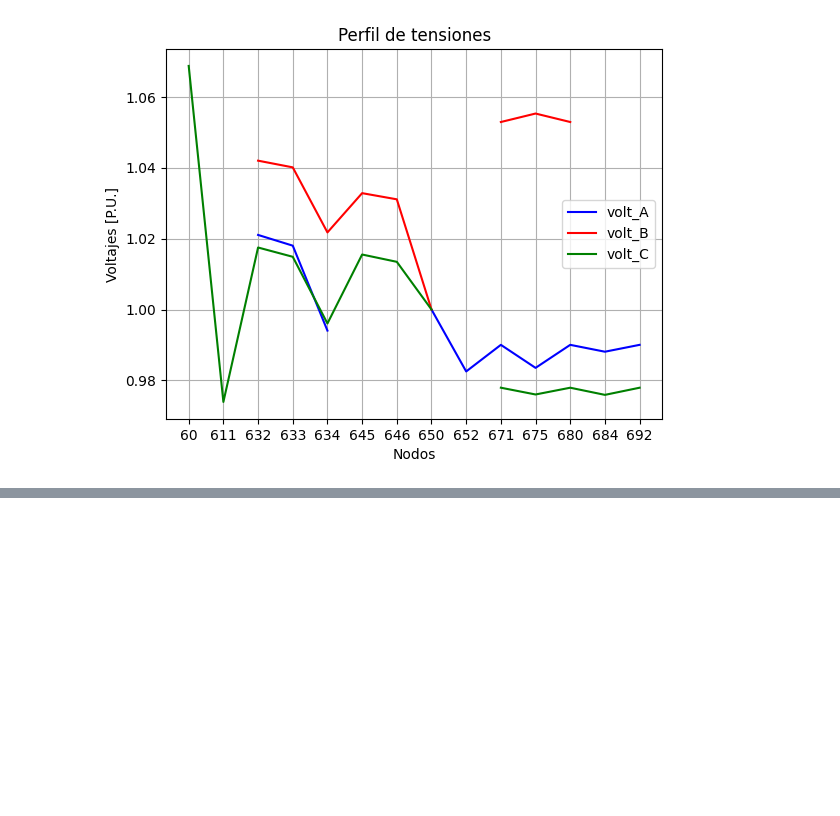
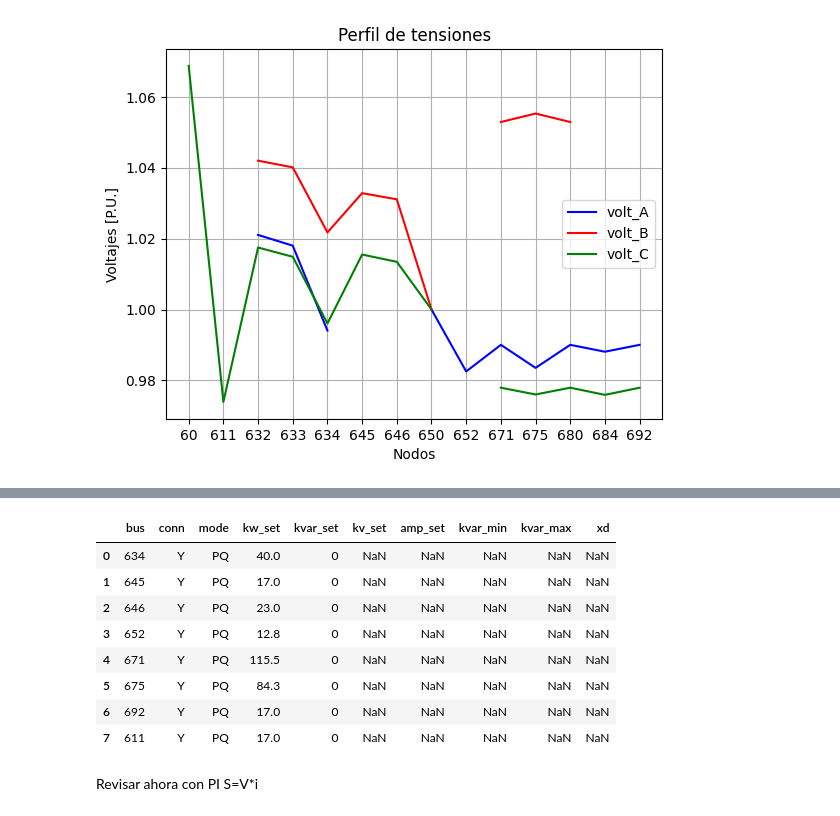
Before and after one commit to diegofdiaz/distributed_generation_proyect, a Jupyter notebook: grap_code.ipynb, the cells around one changed output, grey strips where cells are left out. Cells and saved outputs as stored; diff of their text form; code cells hidden in the pictures; blank space fills up the shorter version.

```diff
--- a/grap_code.ipynb
+++ b/grap_code.ipynb
@@ -56,3 +56,10 @@ plt.xticks(nuevo, df['id'])
   Text(12, 0, '684'),
   Text(13, 0, '692')])
 [figure]
+# %%
+# Especifica la ruta completa del archivo CSV
+ruta_archivo = 'spot_loads.csv'
+
+# Lee el archivo CSV y carga los datos en un DataFrame
+dff = pd.read_csv(ruta_archivo)
+dff
@@ -58,0 +76,6 @@ plt.xticks(nuevo, df['id'])
+# %%
+p1=dff["kw_ph1"]
+p2=dff["kw_ph2"]
+p3=dff["kw_ph3"]
+pt=p1+p2+p3
+pt*0.1
@@ -58,0 +92,32 @@ plt.xticks(nuevo, df['id'])
+# %%
+# Especifica la ruta completa del archivo CSV
+ruta_archivo = 'distributed_generation.csv'
+
+# Lee el archivo CSV y carga los datos en un DataFrame
+df_generation = pd.read_csv(ruta_archivo)
+
+# Obtener los títulos de columnas del DataFrame existente
+columnas_existente = df_generation.columns.tolist()
+
+# Crear un nuevo DataFrame vacío con los mismos títulos de columnas
+df_nuevo = pd.DataFrame(columns=columnas_existente)
+
+df_nuevo["bus"]=dff["bus"]
+configuracion= "Y"
+modo="PQ"
+potencia=pt*0.1
+df_nuevo["conn"]=configuracion
+df_nuevo["mode"]=modo
+df_nuevo["kw_set"]=potencia
+df_nuevo["kvar_set"]=0
+df_nuevo
+# %% [output]
+|  | bus | conn | mode | kw_set | kvar_set | kv_set | amp_set | kvar_min | kvar_max | xd |
+| 0 | 634 | Y | PQ | 40.0 | 0 | NaN | NaN | NaN | NaN | NaN |
+| 1 | 645 | Y | PQ | 17.0 | 0 | NaN | NaN | NaN | NaN | NaN |
+| 2 | 646 | Y | PQ | 23.0 | 0 | NaN | NaN | NaN | NaN | NaN |
+| 3 | 652 | Y | PQ | 12.8 | 0 | NaN | NaN | NaN | NaN | NaN |
+| 4 | 671 | Y | PQ | 115.5 | 0 | NaN | NaN | NaN | NaN | NaN |
+| 5 | 675 | Y | PQ | 84.3 | 0 | NaN | NaN | NaN | NaN | NaN |
+| 6 | 692 | Y | PQ | 17.0 | 0 | NaN | NaN | NaN | NaN | NaN |
+| 7 | 611 | Y | PQ | 17.0 | 0 | NaN | NaN | NaN | NaN | NaN |
@@ -58,0 +129,2 @@ plt.xticks(nuevo, df['id'])
+# %% [markdown]
+Revisar ahora con PI   S=V*i
```
Also changed, not shown: parts of 6 cells of this notebook, 4 other files.
